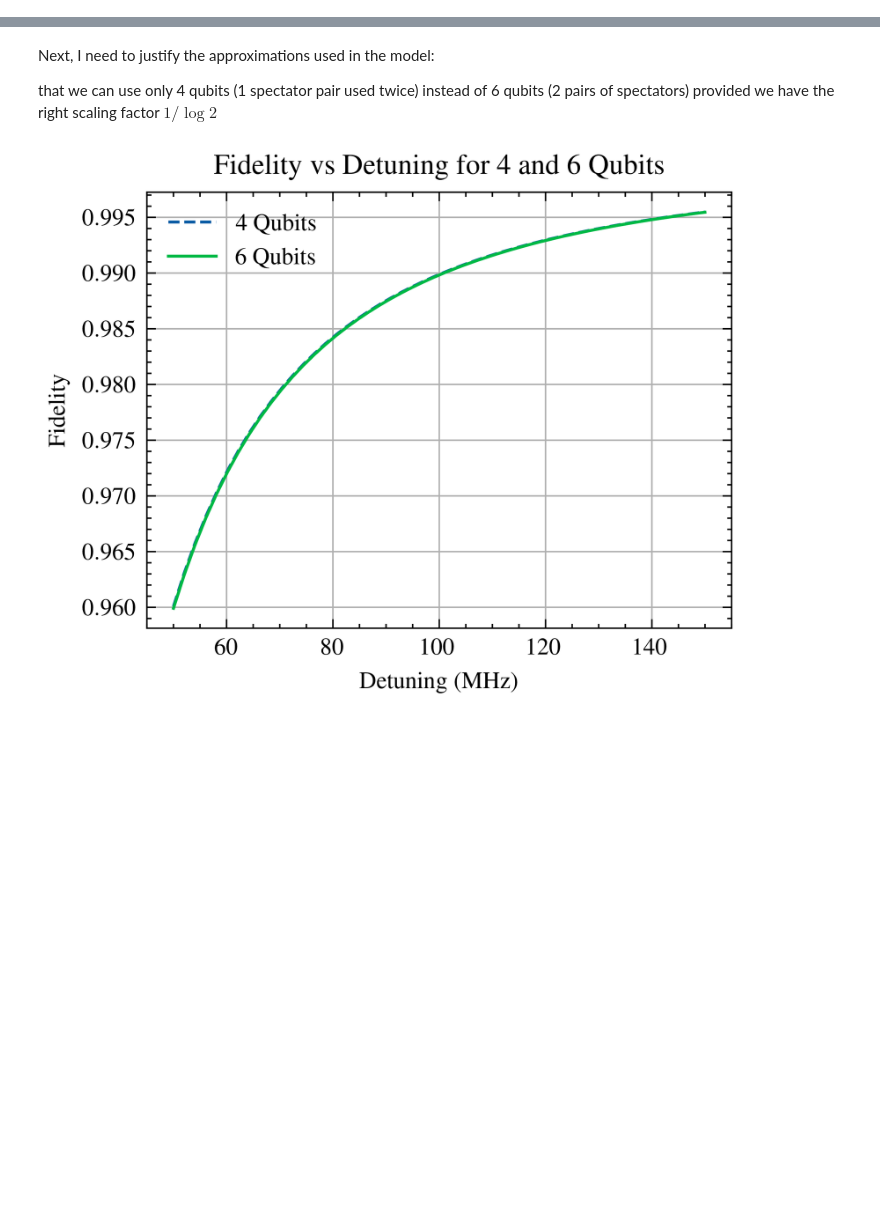
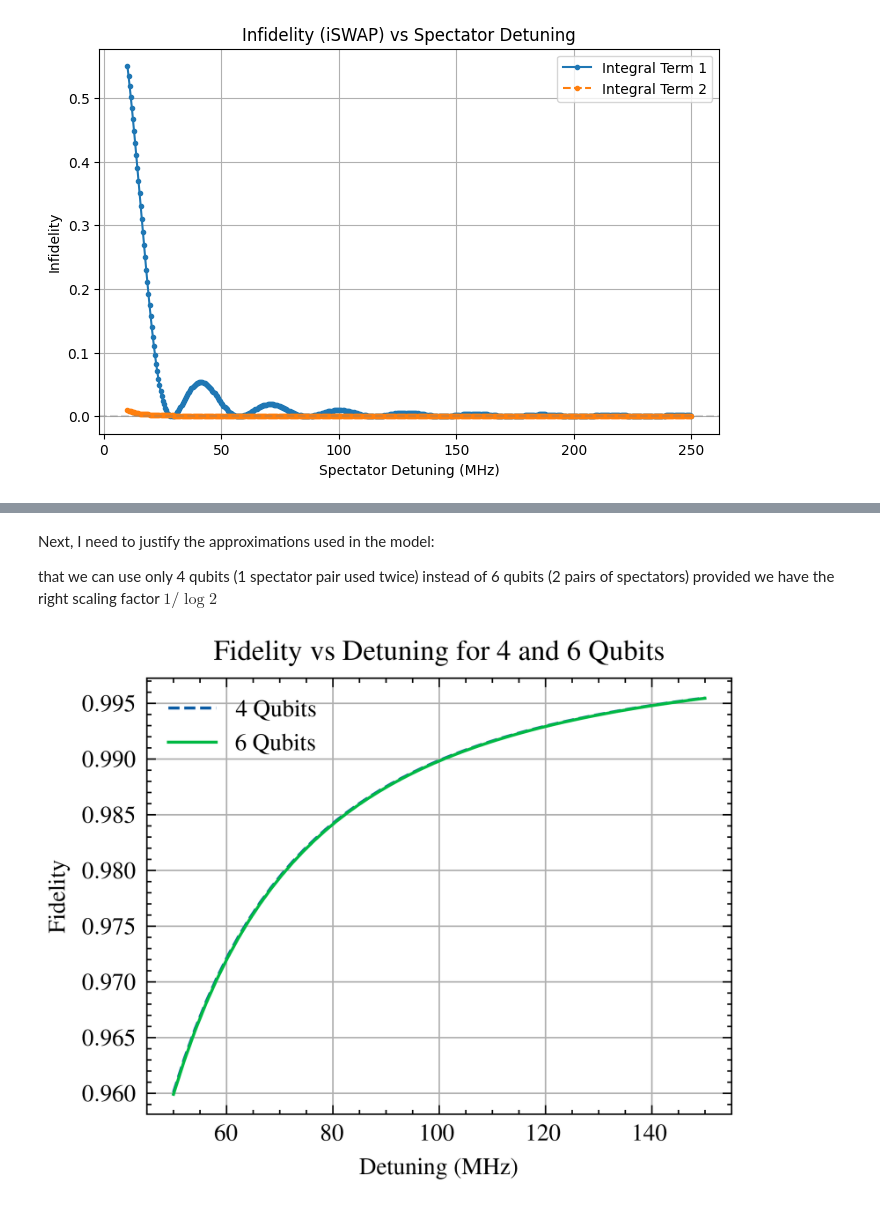
Before and after one commit to PITT-HATLAB/corral_crowding, a Jupyter notebook: src/notebooks/01_qubit_spectator.ipynb, the cells around one changed output, grey strips where cells are left out. Cells and saved outputs as stored; diff of their text form; code cells hidden in the pictures; blank space fills up the shorter version.

```diff
--- a/src/notebooks/01_qubit_spectator.ipynb
+++ b/src/notebooks/01_qubit_spectator.ipynb
@@ -229,0 +130,76 @@ plt.show()
+# %%
+# Parameter sweeps
+delta_list = 1e6 * np.linspace(10, 250, 512)  # Fine-grain sweep over delta (MHz)
+
+fidelity_dict1 = {}  # Store fidelity for integral_term1
+fidelity_dict2 = {}  # Store fidelity for integral_term2
+tf_dict = {}  # Store t_f values for each delta
+
+for delta in tqdm(delta_list):
+    g_eff = 6 * np.sqrt(4) * g3 * (lambdaq**2)  # Use n_s = 4 for sqrt(n_s) -> eta
+    t_f = full_pulse / g_eff
+
+    # Interaction terms
+    interaction_term = q1dag * q2 + q1 * q2dag
+    spectator_term = q3dag * q4 + q3 * q4dag
+    # specator_term = q1dag + q1
+
+    # Integral terms
+    integral_term1 = 2 * np.sin(t_f * delta / 2) / delta
+    integral_term2 = 2 / delta
+
+    # Time evolution operators for both terms
+    U_t_f1 = (
+        1j * g_eff * (t_f * interaction_term + integral_term1 * spectator_term)
+    ).expm()
+
+    U_t_f2 = (
+        1j * g_eff * (t_f * interaction_term + integral_term2 * spectator_term)
+    ).expm()
+
+    # Fidelity calculation
+    target_iswap = tensor(intended_gate, qeye([2, 2]))  # Define the target iSWAP gate
+
+    fidelity1 = 1 - average_gate_fidelity(U_t_f1, target_iswap)
+    fidelity2 = 1 - average_gate_fidelity(U_t_f2, target_iswap)
+
+    # Store fidelity and t_f values for current delta
+    fidelity_dict1[delta] = fidelity1
+    fidelity_dict2[delta] = fidelity2
+    tf_dict[delta] = t_f
+
+# Create a comparison plot: fidelity vs. detuning for both integral terms
+plt.figure(figsize=(8, 5))
+
+# Plot fidelity for integral_term1
+deltas_mhz = np.array(delta_list) / 1e6  # Convert detuning to MHz
+fidelity_values1 = [fidelity_dict1[delta] for delta in delta_list]
+fidelity_values2 = [fidelity_dict2[delta] for delta in delta_list]
+
+plt.plot(
+    deltas_mhz,
+    fidelity_values1,
+    label="Integral Term 1",
+    marker=".",
+    linestyle="-",
+)
+plt.plot(
+    deltas_mhz,
+    fidelity_values2,
+    label="Integral Term 2",
+    marker=".",
+    linestyle="--",
+)
+
+# Formatting the plot
+plt.axhline(1 - 0.999, color="gray", linestyle="--", alpha=0.3)
+plt.xlabel("Spectator Detuning (MHz)")
+plt.ylabel("Infidelity")
+plt.title("Infidelity (iSWAP) vs Spectator Detuning")
+plt.legend(loc="upper right")
+plt.grid(True)
+
+# Display the plot
+plt.show()
+# %% [output]
+[figure, added]
```
Also changed, not shown: parts of 13 cells of this notebook, 17 other files.
